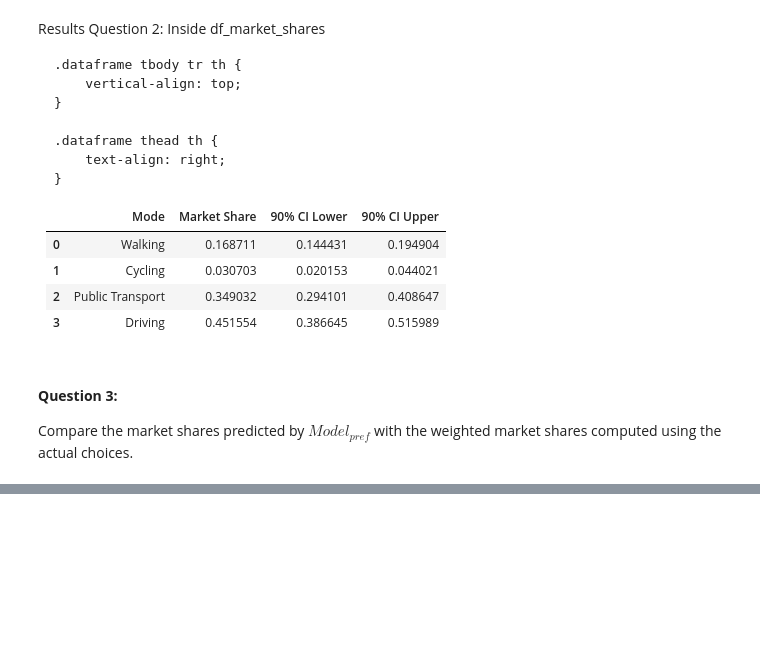
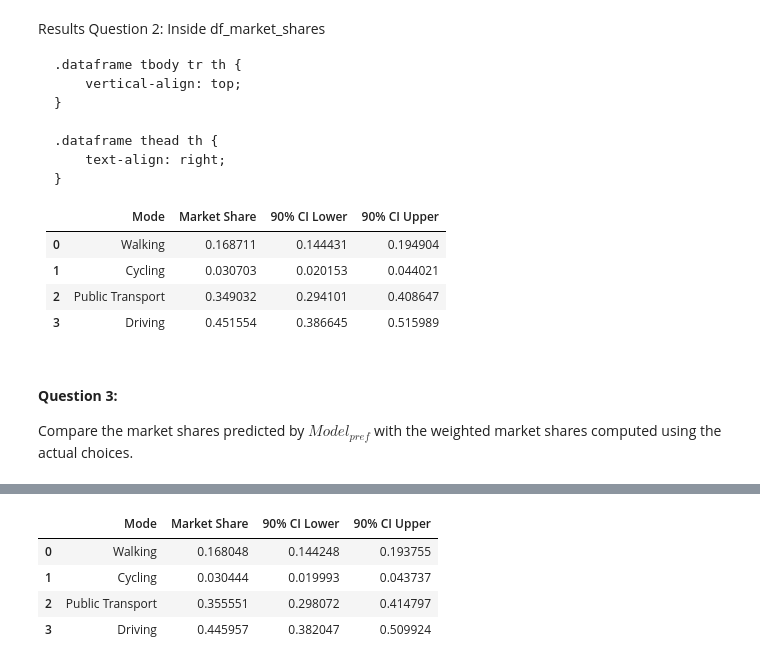
Before and after one commit to timentpe/mcb_groupe_E, a Jupyter notebook: notebook_E.ipynb, the cells around one changed output, grey strips where cells are left out. Drawn from its saved outputs; the diff is of its cells as text; code cells hidden in the pictures; blank space fills up the shorter version.

```diff
--- a/notebook_E.ipynb
+++ b/notebook_E.ipynb
@@ -965,0 +1063,90 @@ Driving: 0.44551727895250726
+# %%
+# Scenario ii : Decrease of PT cost by 15%, based on model 1 (the preferred model)
+
+data_scenario_ii = data.copy()
+
+# Adding the strata to the base data
+data_scenario_ii["strata"] = data_scenario_ii.apply(lambda row:
+    0 if (row["female"] == 1 and row["age_over_41"] == 1)
+    else 1 if (row["female"] == 1 and row["age_over_41"] == 0)
+    else 2 if (row["female"] == 0 and row["age_over_41"] == 1)
+    else 3, axis=1)
+data_scenario_ii["strata_name"] = data_scenario_ii.apply(lambda row:
+    "Female Over 41" if (row["female"] == 1 and row["age_over_41"] == 1)
+    else "Female Under 40" if (row["female"] == 1 and row["age_over_41"] == 0)
+    else "Male Over 41" if (row["female"] == 0 and row["age_over_41"] == 1)
+    else "Male Under 40", axis=1)
+data_scenario_ii["weight"] = data_scenario_ii.apply(lambda row:
+    weight_female_over_41 if (row["female"] == 1 and row["age_over_41"] == 1)
+    else weight_female_under_40 if (row["female"] == 1 and row["age_over_41"] == 0)
+    else weight_male_over_41 if (row["female"] == 0 and row["age_over_41"] == 1)
+    else weight_male_under_40 if (row["female"] == 0 and row["age_over_41"] == 0)
+    else 1, axis=1)
+
+betas_model_1 = get_pandas_estimated_parameters(results_pref)
+dict_betas_model_1 = dict(zip(betas_model_1['Name'], betas_model_1['Value']))
+dict_std_model_1 = dict(zip(betas_model_1['Name'], betas_model_1['Robust std err.']))
+
+n_obs = data_scenario_ii.shape[0]  # Number of observations in your sample
+
+### HERE WE MODIFY THE PT COST VARIABLE
+data_scenario_ii["cost_transit"] = data_scenario_ii["cost_transit"] * 0.85  # Decrease PT cost by 15%
+data_scenario_ii["dur_pt_tot"] = data_scenario_ii['dur_pt_bus'] + data_scenario_ii['dur_pt_access'] + data_scenario_ii['dur_pt_int']
+data_scenario_ii["cost_drive"] = data_scenario_ii['cost_driving_fuel'] + data_scenario_ii['cost_driving_ccharge']
+
+# Weight is included in the data DataFrame data for each individual in the column 'weight'
+weight = data_scenario_ii['weight']
+
+# Estimated coefficients (betas) and their standard errors (replace with your actual values)
+betas = {
+    'b_time_walk': dict_betas_model_1['beta_time_walk'],       # Coefficient for walking time
+    'asc_cyc': dict_betas_model_1['asc_cycling'],              # Alternative-specific constant for cycling
+    'b_time_cycling': dict_betas_model_1['beta_time_cycling'], # Coefficient for cycling time
+    'asc_pt': dict_betas_model_1['asc_pt'],                    # Alternative-specific constant for public transport
+    'b_time_pt': dict_betas_model_1['beta_time_pt'],           # Coefficient for public transport time
+    'b_cost': dict_betas_model_1['beta_cost'],                 # Coefficient for cost
+    'asc_drv': dict_betas_model_1['asc_driving'],              # Alternative-specific constant for driving
+    'b_time_drive': dict_betas_model_1['beta_time_drive'],     # Coefficient for driving time
+}
+
+std_errors = {
+    'b_time_walk': dict_std_model_1['beta_time_walk'],       # Standard error for walking time coefficient
+    'asc_cyc': dict_std_model_1['asc_cycling'],              # Standard error for cycling ASC
+    'b_time_cycling': dict_std_model_1['beta_time_cycling'], # Standard error for cycling time coefficient
+    'asc_pt': dict_std_model_1['asc_pt'],                    # Standard error for public transport ASC
+    'b_time_pt': dict_std_model_1['beta_time_pt'],           # Standard error for public transport time coefficient
+    'b_cost': dict_std_model_1['beta_cost'],                 # Standard error for cost coefficient
+    'asc_drv': dict_std_model_1['asc_driving'],              # Standard error for driving ASC
+    'b_time_drive': dict_std_model_1['beta_time_drive'],     # Standard error for driving time coefficient
+}
+
+
+
+# Bootstrapping process
+R = 5000  # Number of bootstrap replications
+market_shares_bootstrap = np.zeros((R, 4))  # 4 alternatives: walking, cycling, public transport, driving
+
+for r in range(R):
+    # Generate bootstrapped coefficients
+    bootstrapped_betas = bootstrap_betas(betas, std_errors)
+
+    # Calculate market shares for this bootstrap sample
+    market_shares_bootstrap[r, :] = calculate_market_shares(data_scenario_ii, bootstrapped_betas, weight)
+
+# Calculate 90% confidence intervals
+confidence_intervals = np.percentile(market_shares_bootstrap, [5, 95], axis=0)
+
+# Display the results in a table
+df_market_shares = pd.DataFrame({
+    "Mode": ["Walking", "Cycling", "Public Transport", "Driving"],
+    "Market Share": market_shares_bootstrap.mean(axis=0),
+    "90% CI Lower": confidence_intervals[0, :],
+    "90% CI Upper": confidence_intervals[1, :]
+})
+df_market_shares
+# %% [output]
+|  | Mode | Market Share | 90% CI Lower | 90% CI Upper |
+| 0 | Walking | 0.168048 | 0.144248 | 0.193755 |
+| 1 | Cycling | 0.030444 | 0.019993 | 0.043737 |
+| 2 | Public Transport | 0.355551 | 0.298072 | 0.414797 |
+| 3 | Driving | 0.445957 | 0.382047 | 0.509924 |
```
Also changed, not shown: parts of 25 cells of this notebook.
